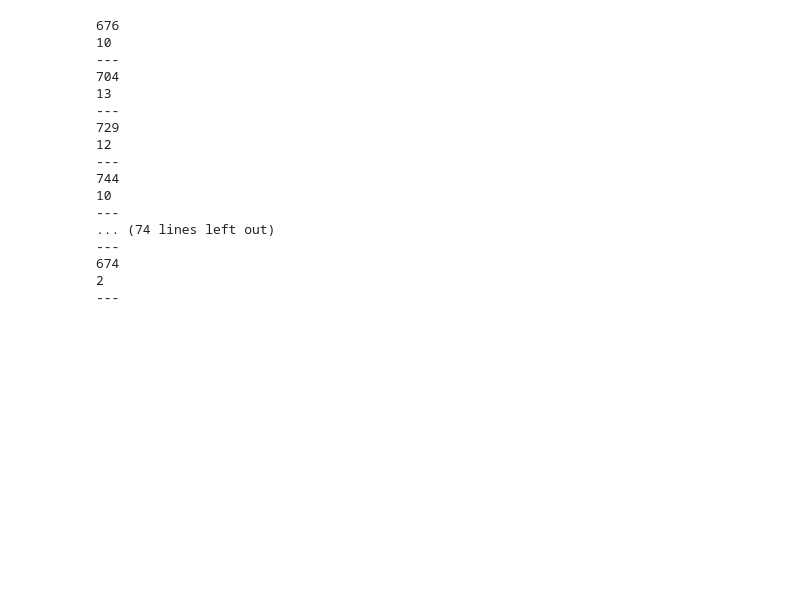
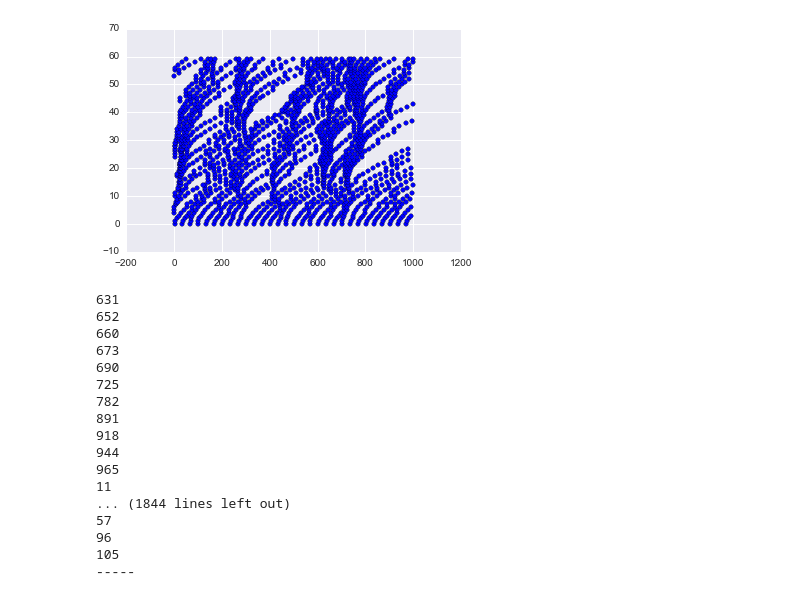
Before and after one commit to kaslemr/Traffic_Simulator, a Jupyter notebook: Traffic Simulation.ipynb, the cells around one changed output. Drawn from its saved outputs; the diff is of its cells as text; code cells hidden in the pictures; blank space fills up the shorter version.

Commit message:
Graphing of simulation works correctly

```diff
--- a/Traffic Simulation.ipynb
+++ b/Traffic Simulation.ipynb
@@ -14,10 +20,10 @@ class Car:
         #return self.location
 
     def can_accelerate(self):
-        if self.speed < (self.next_car.location - self.location - 5):
+        if self.speed < (abs(self.next_car.location - self.location) - self.car_length):
             return True
         else:
-            self.speed = self.next_car.location - self.location - 5
+            self.speed = abs(self.next_car.location - self.location) - self.car_length
             if self.speed < 0:
                 self.speed = 0
                 return True
@@ -39,8 +45,6 @@ class Car:
         self.speed -= deceleration_rate
         if self.speed < 2:
             self.speed = 0
-        if self.location < 999:
-            self.location += self.speed
         if self.location >= 1000:
             self.location = self.location % 1000
 
@@ -78,29 +82,36 @@ def print_locations(y):
         print(x.next_car)
         print("---")
 
-sim = start_sim(x)
+sim = start_sim("x")
 cars = create_cars(sim)
+# %%
+for y in range(60):
+    for x in cars:
+        x.move_forward()
+        plt.scatter(x.location, y)
+# %% [output]
+[figure, added]
 # %%
-for x in cars:
-    x.move_forward()
-    print(x.location)
-    print(x.speed)
-    print("---")
+for y in range(60):
+    for x in cars:
+        x.move_forward()
+        print(x.location)
+    print("-----")
 # %% [output]
-676
-10
----
-704
-13
----
-729
-12
----
-744
-10
----
-... (74 lines left out)
----
-674
-2
----
+631
+652
+660
+673
+690
+725
+782
+891
+918
+944
+965
+11
+... (1844 lines left out)
+57
+96
+105
+-----
```
Also changed, not shown: parts of 4 cells of this notebook.
